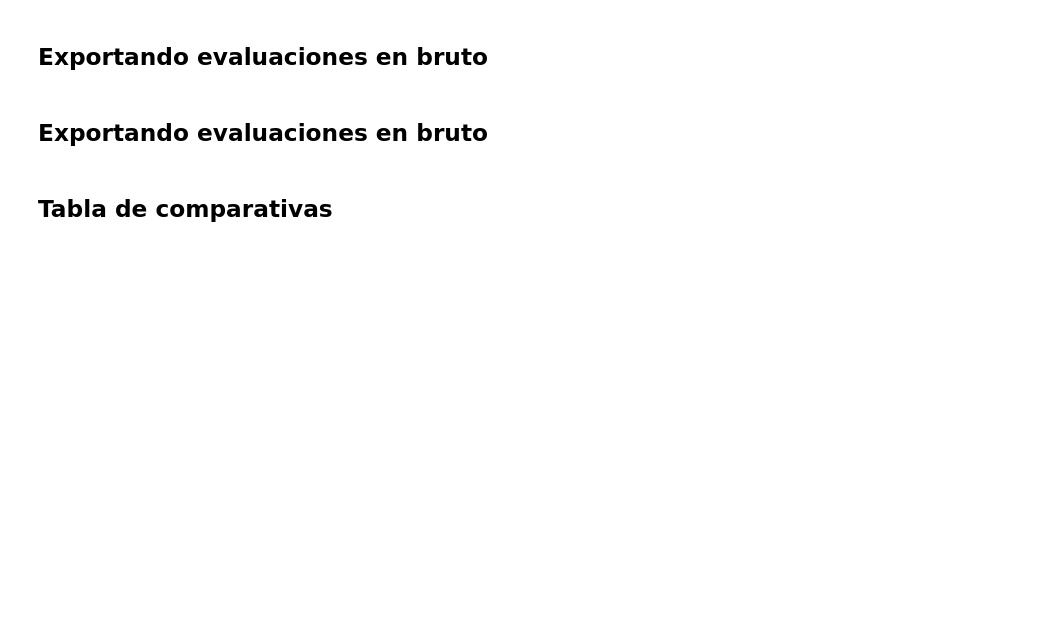
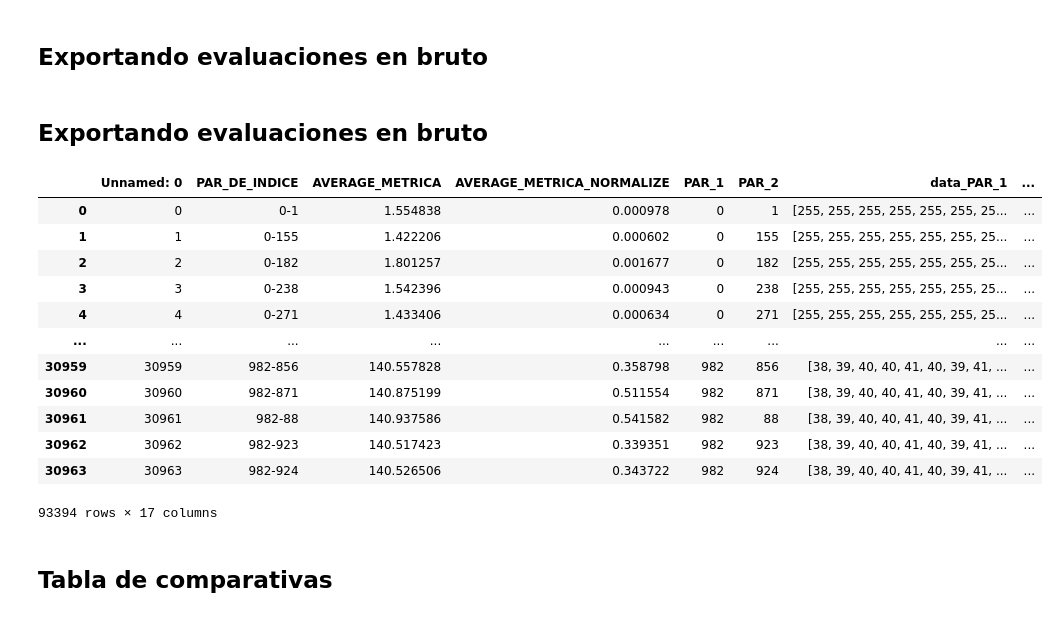
Before and after one commit to angelldavidd/Trabajo, a Jupyter notebook: 9.2-procesing-metricas_RMSE.ipynb, the cells around one changed output. Cells and saved outputs as stored; diff of their text form; code cells hidden in the pictures; blank space fills up the shorter version.

```diff
--- a/9.2-procesing-metricas_RMSE.ipynb
+++ b/9.2-procesing-metricas_RMSE.ipynb
@@ -1165,3 +1165,19 @@ dataset_pixel_to_pixel_filtro_2_evaluaciones.to_excel("Evaluaciones_en_bruto/RMS
+# %%
+dataset_web_similitary_filtro_2_evaluaciones
+# %% [output]
+|  | Unnamed: 0 | PAR_DE_INDICE | AVERAGE_METRICA | AVERAGE_METRICA_NORMALIZE | PAR_1 | PAR_2 | data_PAR_1 | ... |
+| 0 | 0 | 0-1 | 1.554838 | 0.000978 | 0 | 1 | [255, 255, 255, 255, 255, 255, 25... | ... |
+| 1 | 1 | 0-155 | 1.422206 | 0.000602 | 0 | 155 | [255, 255, 255, 255, 255, 255, 25... | ... |
+| 2 | 2 | 0-182 | 1.801257 | 0.001677 | 0 | 182 | [255, 255, 255, 255, 255, 255, 25... | ... |
+| 3 | 3 | 0-238 | 1.542396 | 0.000943 | 0 | 238 | [255, 255, 255, 255, 255, 255, 25... | ... |
+| 4 | 4 | 0-271 | 1.433406 | 0.000634 | 0 | 271 | [255, 255, 255, 255, 255, 255, 25... | ... |
+| ... | ... | ... | ... | ... | ... | ... | ... | ... |
+| 30959 | 30959 | 982-856 | 140.557828 | 0.358798 | 982 | 856 | [38, 39, 40, 40, 41, 40, 39, 41, ... | ... |
+| 30960 | 30960 | 982-871 | 140.875199 | 0.511554 | 982 | 871 | [38, 39, 40, 40, 41, 40, 39, 41, ... | ... |
+| 30961 | 30961 | 982-88 | 140.937586 | 0.541582 | 982 | 88 | [38, 39, 40, 40, 41, 40, 39, 41, ... | ... |
+| 30962 | 30962 | 982-923 | 140.517423 | 0.339351 | 982 | 923 | [38, 39, 40, 40, 41, 40, 39, 41, ... | ... |
+| 30963 | 30963 | 982-924 | 140.526506 | 0.343722 | 982 | 924 | [38, 39, 40, 40, 41, 40, 39, 41, ... | ... |
+93394 rows × 17 columns
 # %%
 diccionario_dataset_filtro_1_para_porcentajes_de_mejoras = {
     "dataset_bag_filtro_1_evaluaciones": dataset_bag_filtro_1_evaluaciones,
```
Also changed, not shown: parts of 14 cells of this notebook, 1 other file.
